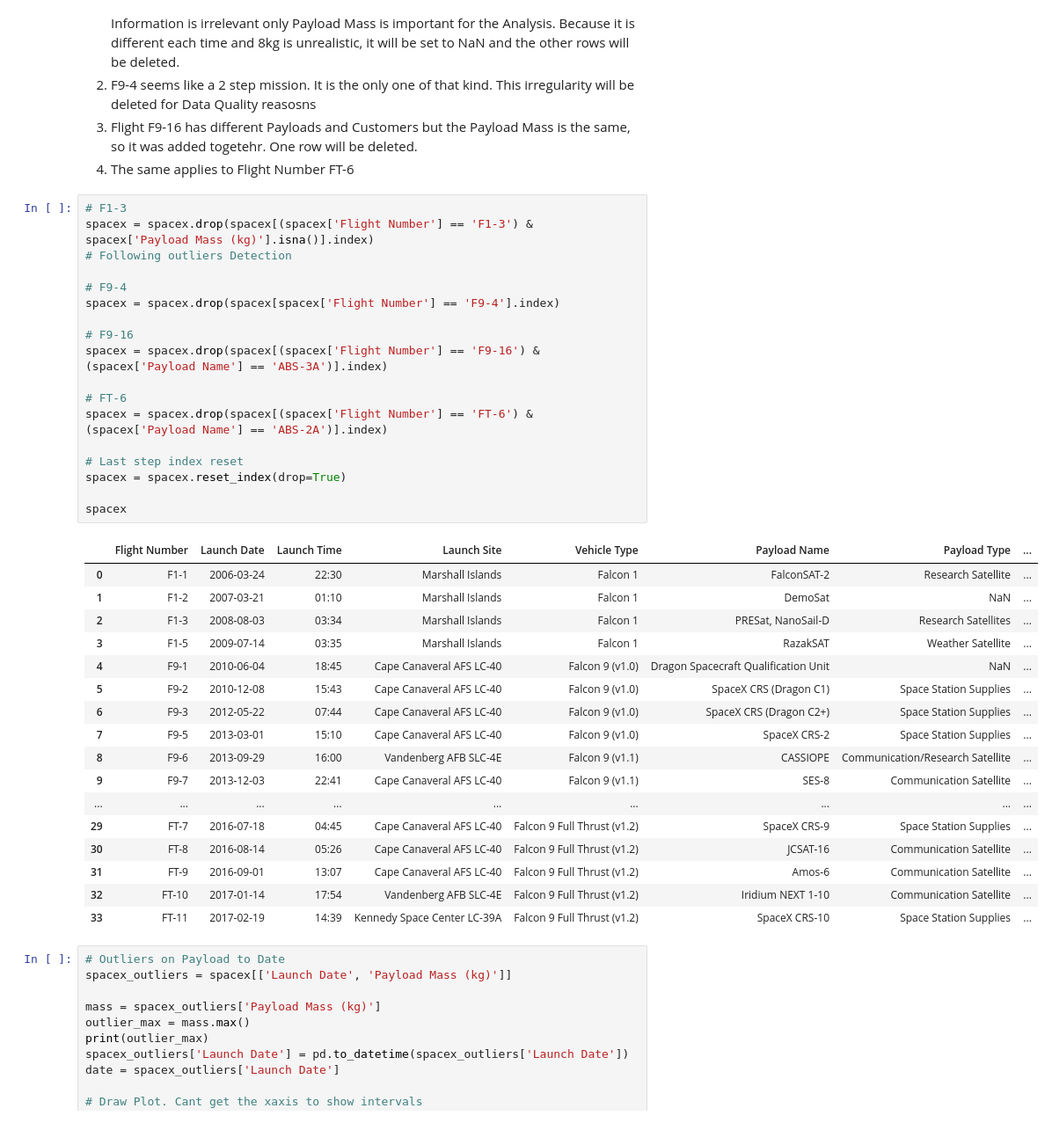
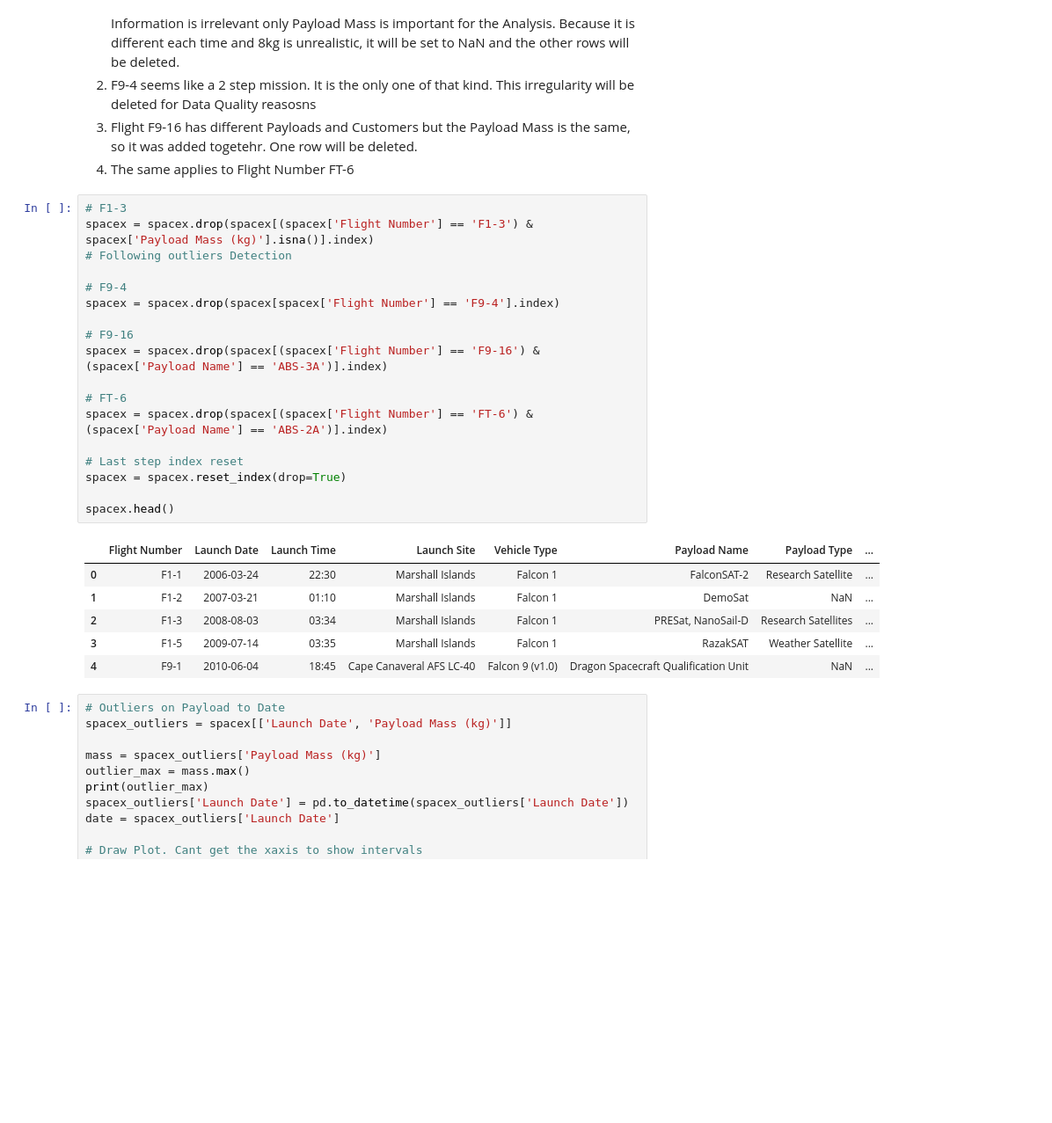
Before and after one commit to SurMux/ds, a Jupyter notebook: DataScience Project SpaceX Data.ipynb, the cells around one changed output. Shown: that part at 88% size. Cells and saved outputs as stored; diff of their text form; blank space fills up the shorter version.

```diff
--- a/DataScience Project SpaceX Data.ipynb
+++ b/DataScience Project SpaceX Data.ipynb
@@ -266,39 +233,28 @@ spacex_flight_number.head()
 # %%
 # F1-3
 spacex = spacex.drop(spacex[(spacex['Flight Number'] == 'F1-3') & spacex['Payload Mass (kg)'].isna()].index)
 # Following outliers Detection
 
 # F9-4
 spacex = spacex.drop(spacex[spacex['Flight Number'] == 'F9-4'].index)
 
 # F9-16
 spacex = spacex.drop(spacex[(spacex['Flight Number'] == 'F9-16') & (spacex['Payload Name'] == 'ABS-3A')].index)
 
 # FT-6
 spacex = spacex.drop(spacex[(spacex['Flight Number'] == 'FT-6') & (spacex['Payload Name'] == 'ABS-2A')].index)
 
 # Last step index reset
 spacex = spacex.reset_index(drop=True)
 
-spacex
+spacex.head()
 # %% [output]
 |  | Flight Number | Launch Date | Launch Time | Launch Site | Vehicle Type | Payload Name | Payload Type | ... |
 | 0 | F1-1 | 2006-03-24 | 22:30 | Marshall Islands | Falcon 1 | FalconSAT-2 | Research Satellite | ... |
 | 1 | F1-2 | 2007-03-21 | 01:10 | Marshall Islands | Falcon 1 | DemoSat | NaN | ... |
 | 2 | F1-3 | 2008-08-03 | 03:34 | Marshall Islands | Falcon 1 | PRESat, NanoSail-D | Research Satellites | ... |
 | 3 | F1-5 | 2009-07-14 | 03:35 | Marshall Islands | Falcon 1 | RazakSAT | Weather Satellite | ... |
 | 4 | F9-1 | 2010-06-04 | 18:45 | Cape Canaveral AFS LC-40 | Falcon 9 (v1.0) | Dragon Spacecraft Qualification Unit | NaN | ... |
-| 5 | F9-2 | 2010-12-08 | 15:43 | Cape Canaveral AFS LC-40 | Falcon 9 (v1.0) | SpaceX CRS (Dragon C1) | Space Station Supplies | ... |
-| 6 | F9-3 | 2012-05-22 | 07:44 | Cape Canaveral AFS LC-40 | Falcon 9 (v1.0) | SpaceX CRS (Dragon C2+) | Space Station Supplies | ... |
-| 7 | F9-5 | 2013-03-01 | 15:10 | Cape Canaveral AFS LC-40 | Falcon 9 (v1.0) | SpaceX CRS-2 | Space Station Supplies | ... |
-| 8 | F9-6 | 2013-09-29 | 16:00 | Vandenberg AFB SLC-4E | Falcon 9 (v1.1) | CASSIOPE | Communication/Research Satellite | ... |
-| 9 | F9-7 | 2013-12-03 | 22:41 | Cape Canaveral AFS LC-40 | Falcon 9 (v1.1) | SES-8 | Communication Satellite | ... |
-| ... | ... | ... | ... | ... | ... | ... | ... | ... |
-| 29 | FT-7 | 2016-07-18 | 04:45 | Cape Canaveral AFS LC-40 | Falcon 9 Full Thrust (v1.2) | SpaceX CRS-9 | Space Station Supplies | ... |
-| 30 | FT-8 | 2016-08-14 | 05:26 | Cape Canaveral AFS LC-40 | Falcon 9 Full Thrust (v1.2) | JCSAT-16 | Communication Satellite | ... |
-| 31 | FT-9 | 2016-09-01 | 13:07 | Cape Canaveral AFS LC-40 | Falcon 9 Full Thrust (v1.2) | Amos-6 | Communication Satellite | ... |
-| 32 | FT-10 | 2017-01-14 | 17:54 | Vandenberg AFB SLC-4E | Falcon 9 Full Thrust (v1.2) | Iridium NEXT 1-10 | Communication Satellite | ... |
-| 33 | FT-11 | 2017-02-19 | 14:39 | Kennedy Space Center LC-39A | Falcon 9 Full Thrust (v1.2) | SpaceX CRS-10 | Space Station Supplies | ... |
 # %%
 # Outliers on Payload to Date
 spacex_outliers = spacex[['Launch Date', 'Payload Mass (kg)']]
```
Also changed, not shown: parts of 37 cells of this notebook.
